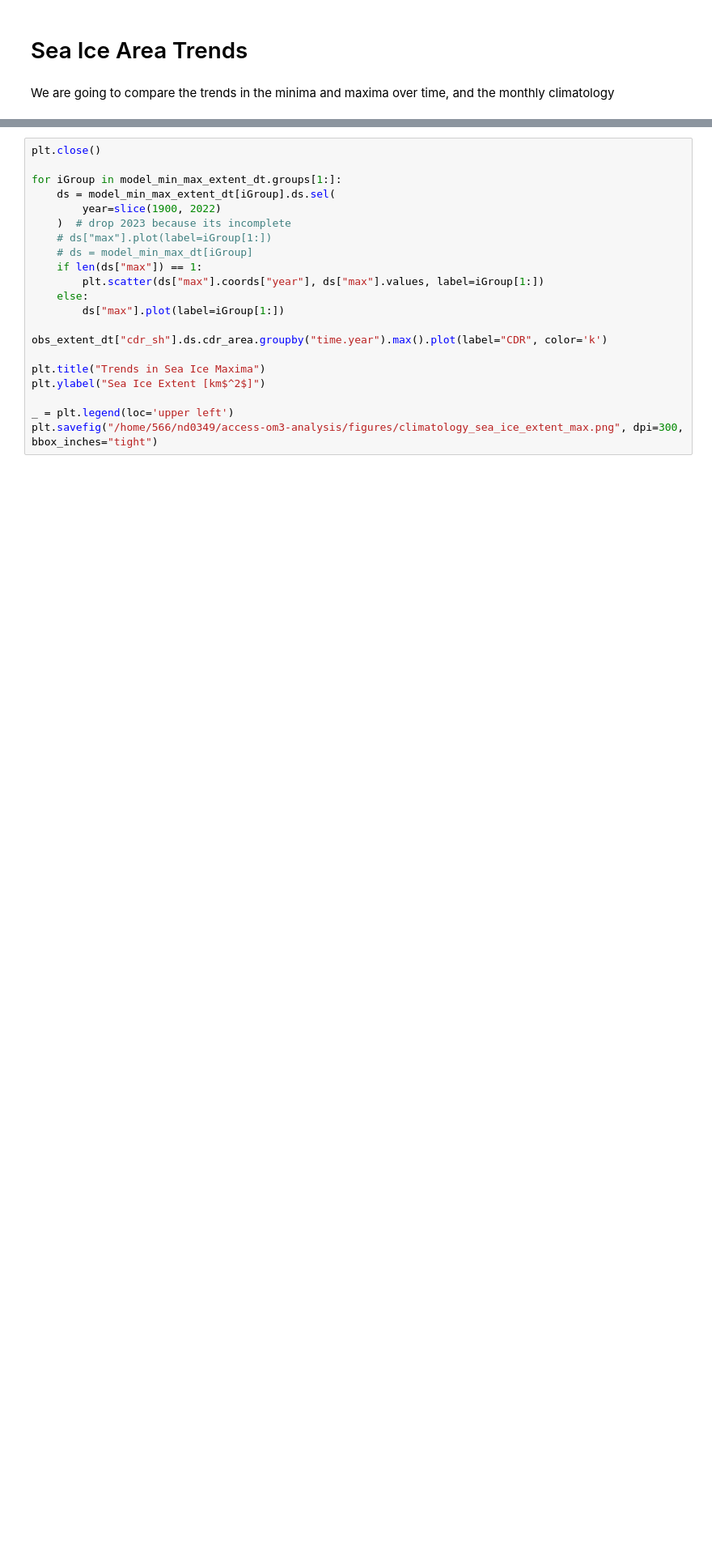
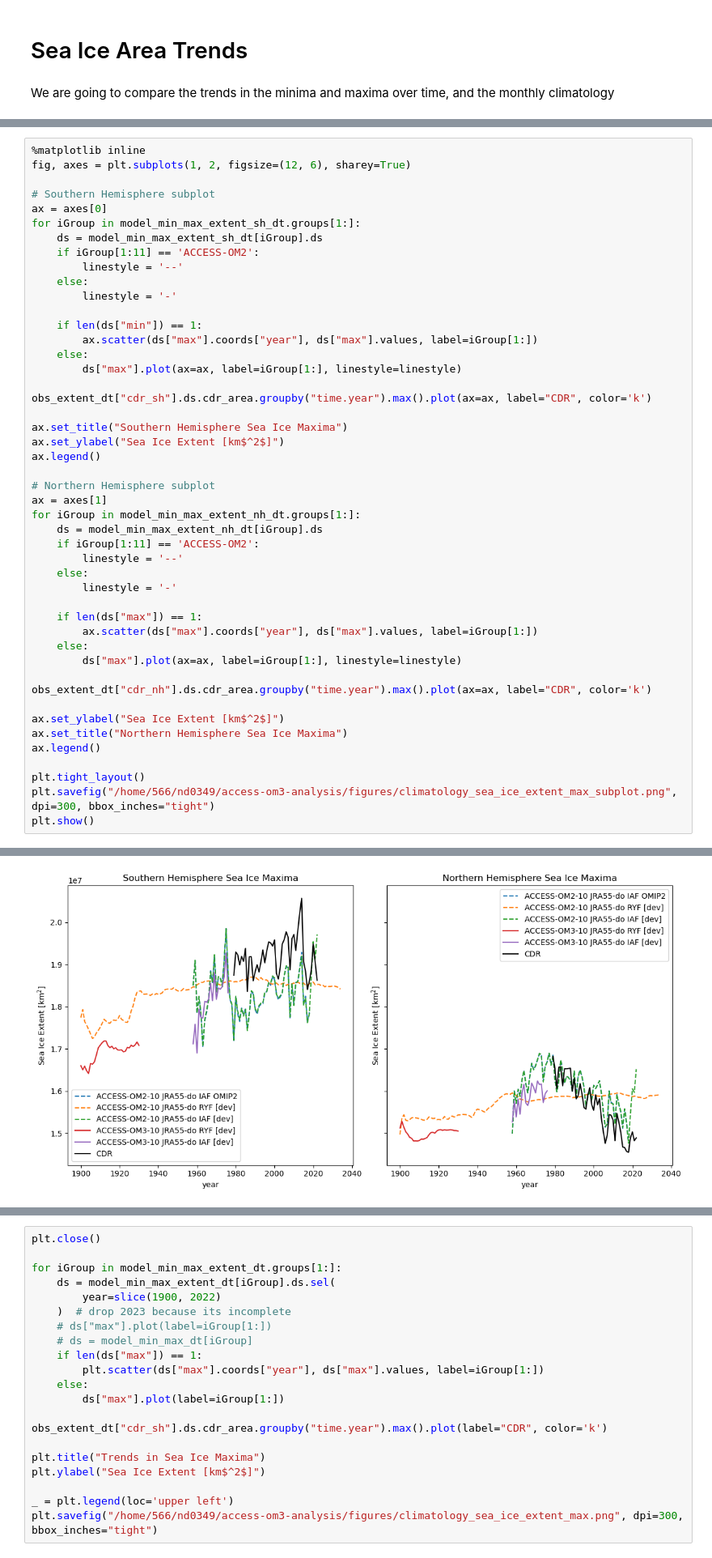
Before and after one commit to NoahDay/access-om3-analysis, a Jupyter notebook: Sea_Ice_Area_Concentration_Volume_with_Obs.ipynb, the cells around one changed output, grey strips where cells are left out. Shown at 81% size. Drawn from its saved outputs; the diff is of its cells as text; blank space fills up the shorter version.

```diff
--- a/Sea_Ice_Area_Concentration_Volume_with_Obs.ipynb
+++ b/Sea_Ice_Area_Concentration_Volume_with_Obs.ipynb
@@ -615,0 +802,48 @@ NameError: name 'model_area_sh_dt' is not defined
+# %%
+%matplotlib inline
+fig, axes = plt.subplots(1, 2, figsize=(12, 6), sharey=True)
+
+# Southern Hemisphere subplot
+ax = axes[0]
+for iGroup in model_min_max_extent_sh_dt.groups[1:]:
+    ds = model_min_max_extent_sh_dt[iGroup].ds
+    if iGroup[1:11] == 'ACCESS-OM2':
+        linestyle = '--'
+    else:
+        linestyle = '-'
+
+    if len(ds["min"]) == 1:
+        ax.scatter(ds["max"].coords["year"], ds["max"].values, label=iGroup[1:])
+    else:
+        ds["max"].plot(ax=ax, label=iGroup[1:], linestyle=linestyle)
+
+obs_extent_dt["cdr_sh"].ds.cdr_area.groupby("time.year").max().plot(ax=ax, label="CDR", color='k')
+
+ax.set_title("Southern Hemisphere Sea Ice Maxima")
+ax.set_ylabel("Sea Ice Extent [km$^2$]")
+ax.legend()
+
+# Northern Hemisphere subplot
+ax = axes[1]
+for iGroup in model_min_max_extent_nh_dt.groups[1:]:
+    ds = model_min_max_extent_nh_dt[iGroup].ds
+    if iGroup[1:11] == 'ACCESS-OM2':
+        linestyle = '--'
+    else:
+        linestyle = '-'
+
+    if len(ds["max"]) == 1:
+        ax.scatter(ds["max"].coords["year"], ds["max"].values, label=iGroup[1:])
+    else:
+        ds["max"].plot(ax=ax, label=iGroup[1:], linestyle=linestyle)
+
+obs_extent_dt["cdr_nh"].ds.cdr_area.groupby("time.year").max().plot(ax=ax, label="CDR", color='k')
+
+ax.set_ylabel("Sea Ice Extent [km$^2$]")
+ax.set_title("Northern Hemisphere Sea Ice Maxima")
+ax.legend()
+
+plt.tight_layout()
+plt.savefig("/home/566/nd0349/access-om3-analysis/figures/climatology_sea_ice_extent_max_subplot.png", dpi=300, bbox_inches="tight")
+plt.show()
+# %% [output]
@@ -616 +856,2 @@ NameError: name 'model_area_sh_dt' is not defined
+[figure, added]
 # %%
```
Also changed, not shown: parts of 27 cells of this notebook, 2 other files.
